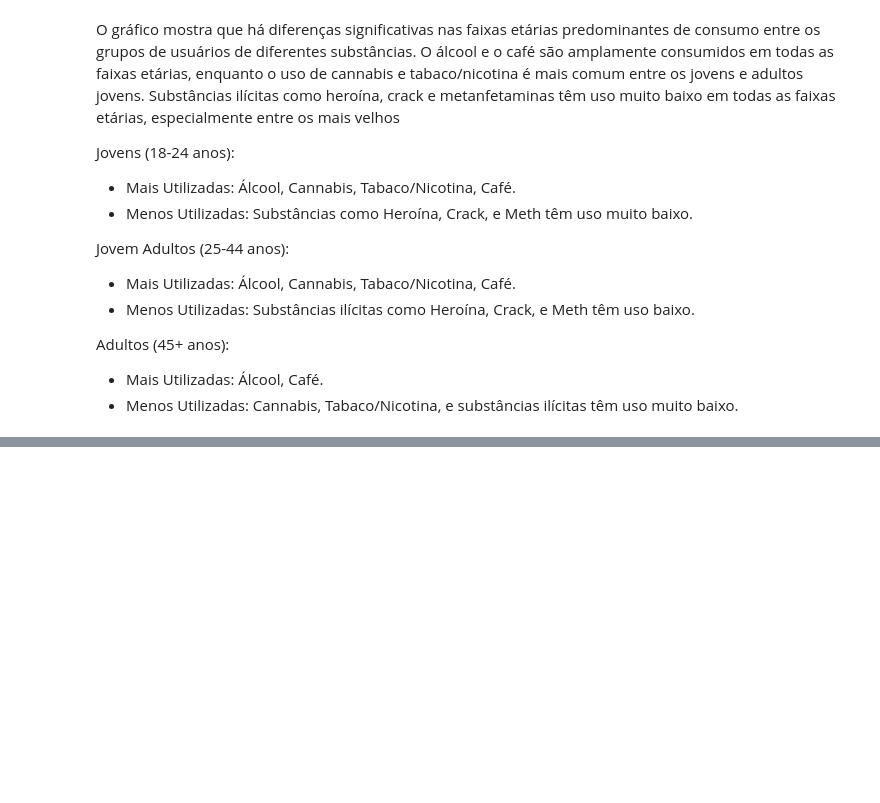
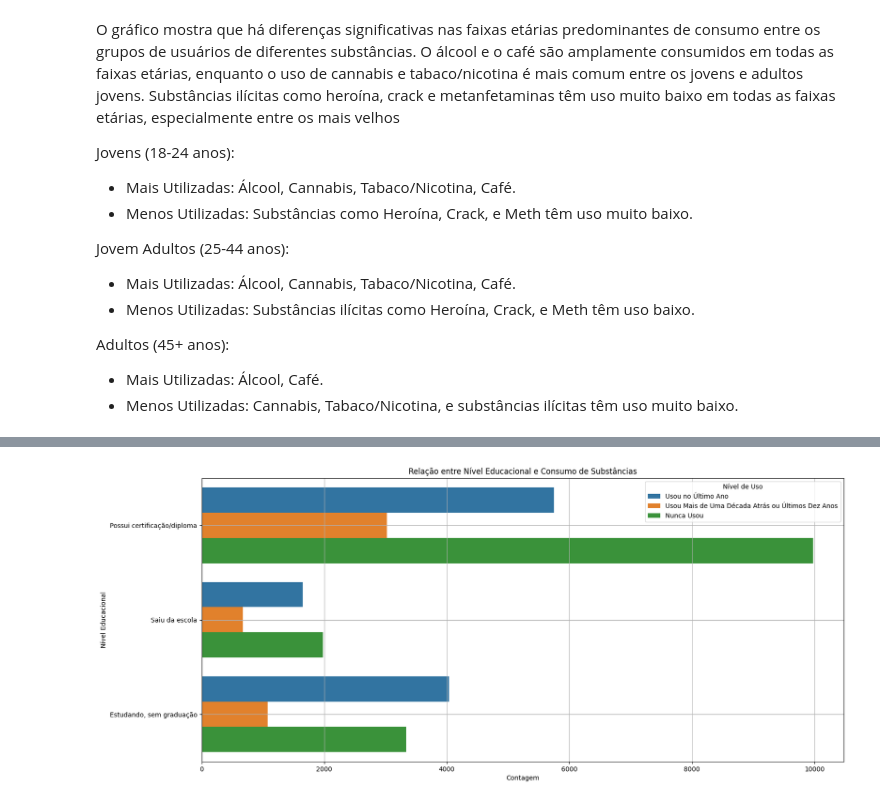
Before and after one commit to caefleury/desafio-ieee-cis, a Jupyter notebook: drugs.ipynb, the cells around one changed output, grey strips where cells are left out. Saved outputs shown, nothing was run; the diff lists cells and outputs as text; code cells hidden in the pictures; blank space fills up the shorter version.

```diff
--- a/drugs.ipynb
+++ b/drugs.ipynb
@@ -191,0 +234,26 @@ Adultos (45+ anos):
+# %%
+mapeamento_educacional = {
+    'Left school before 16 years': 'Saiu da escola',
+    'Left school at 16 years': 'Saiu da escola',
+    'Left school at 17 years': 'Saiu da escola',
+    'Left school at 18 years': 'Saiu da escola',
+    'Some college or university, no certificate or degree': 'Estudando, sem graduação',
+    'University degree': 'Possui certificação/diploma',
+    'Doctorate degree': 'Possui certificação/diploma',
+    'Professional certificate/ diploma': 'Possui certificação/diploma',
+    'Master degree': 'Possui certificação/diploma',
+    'Masters degree': 'Possui certificação/diploma',
+}
+
+df_melted['Education'] = df_melted['Education'].replace(mapeamento_educacional)
+
+plt.figure(figsize=(18, 8))
+sns.countplot(y='Education', hue='uso', data=df_melted, orient='h')
+plt.title('Relação entre Nível Educacional e Consumo de Substâncias')
+plt.ylabel('Nível Educacional')
+plt.xlabel('Contagem')
+plt.legend(title='Nível de Uso')
+plt.grid(True)
+plt.show()
+# %% [output]
+[figure, added]
```
Also changed, not shown: parts of 14 cells of this notebook, 1 other file.
